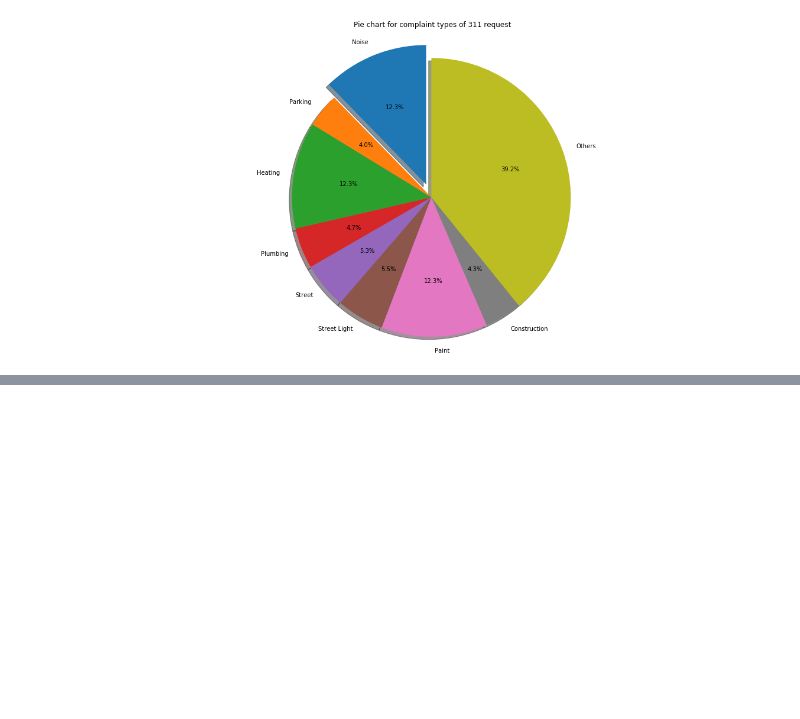
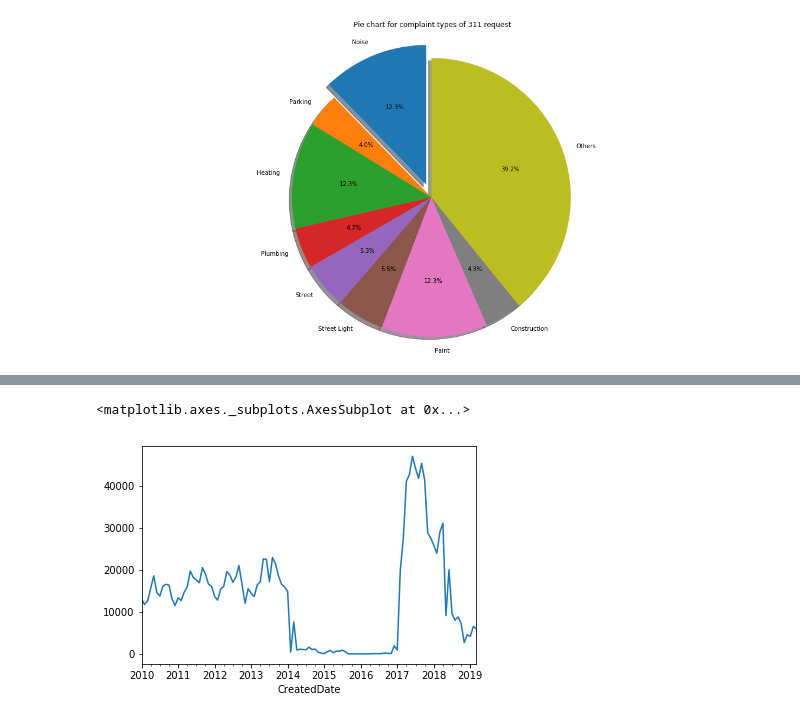
Before and after one commit to liuhansff/TDI-sec3, a Jupyter notebook: noisefrom311data.ipynb, the cells around one changed output, grey strips where cells are left out. Cells and saved outputs as stored; diff of their text form; code cells hidden in the pictures; blank space fills up the shorter version.

```diff
--- a/noisefrom311data.ipynb
+++ b/noisefrom311data.ipynb
@@ -106,3 +107,8 @@ plt.title("Pie chart for complaint types of 311 request")
 plt.show()
 # %% [output]
 [figure]
+# %%
+##excluded invalid date
+df_data['CreatedDate'] = pd.to_datetime(df_data['CreatedDate'])
+df_data = df_data[pd.to_numeric(df_data['CreatedDate'], errors='coerce').notnull()]
+df_data['CreatedDate'] = df_data['CreatedDate'].astype('datetime64[ns]')
@@ -108,0 +136,8 @@ plt.show()
+# %%
+#csv_database = create_engine('sqlite:///csv2c_database.db')
+#df_data.to_sql('nyc', csv_database,if_exists='append')
+groups=df_data[noise_msk].groupby(pd.Grouper(key='CreatedDate',freq='M')).size()
+groups.plot.line()
+# %% [output]
+<matplotlib.axes._subplots.AxesSubplot at 0x...>
+[figure, added]
```
Also changed, not shown: parts of 2 cells of this notebook.
